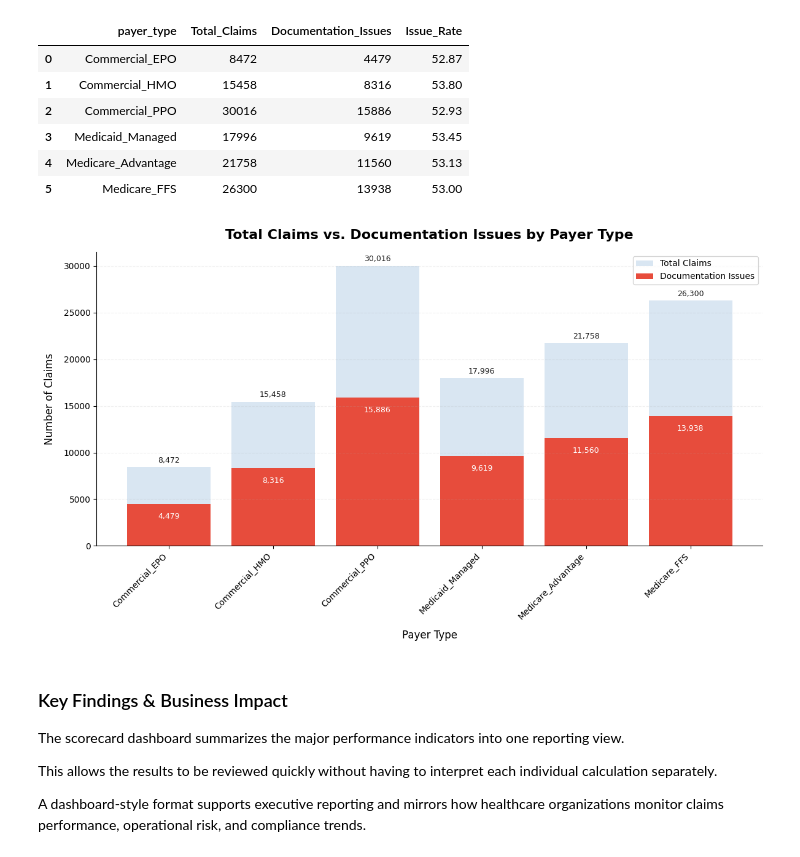
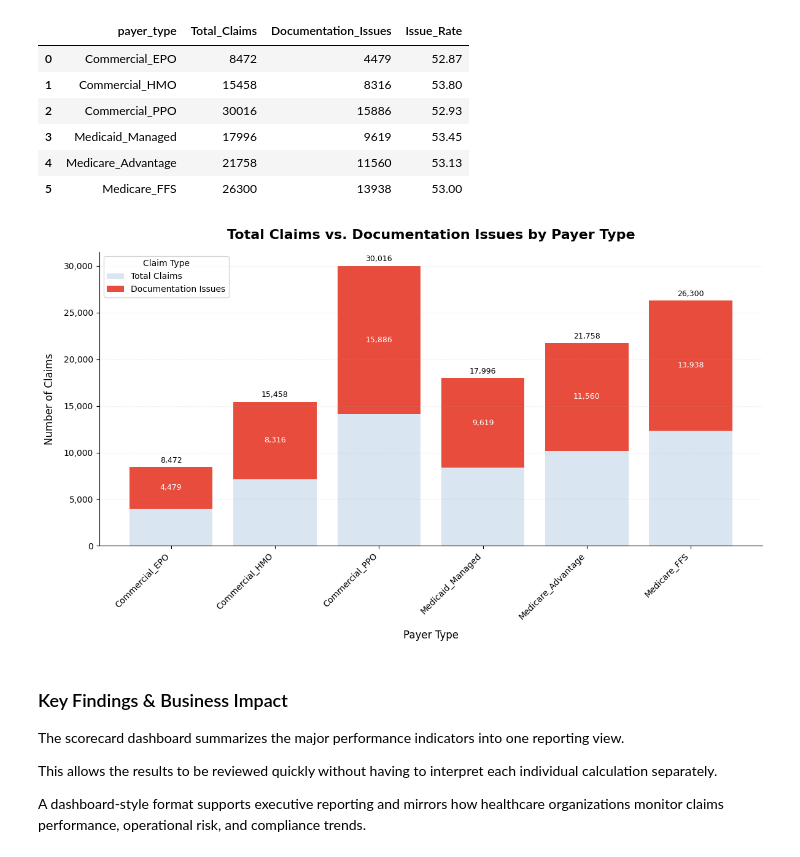
Before and after one commit to ambermartin-data-lab/healthfirst-data-analytics-academy-2025-2026, a Jupyter notebook: Capstone_Project_2026_Healthcare_Claims_Risk_Analysis.ipynb, the cells around one changed output. Cells and saved outputs as stored; diff of their text form; code cells hidden in the pictures.

```diff
--- a/Capstone_Project_2026_Healthcare_Claims_Risk_Analysis.ipynb
+++ b/Capstone_Project_2026_Healthcare_Claims_Risk_Analysis.ipynb
@@ -742,7 +1078,7 @@ for i, row in top_denials_df.iterrows():
     ax.text(
         count + max(top_denials_df['Count']) * 0.01,
         i,
-        f'{count:,} ({pct:.1f}%)',
+        f'{count:,} ({pct:.0f}%)',
         va='center',
         fontsize=10,
         fontweight='bold'
@@ -1070,7 +1443,7 @@ for bar, count, pct in zip(bars, counts, percents):
     ax.text(
         bar.get_x() + bar.get_width() / 2,
         h * 0.48,
-        f"{pct:.1f}%",
+        f"{pct:.0f}%",
         ha="center",
         va="center",
         fontsize=13,
@@ -1101,7 +1474,7 @@ table_data = [
     ["   Critical Gap (<40%)", "12,005", "10.0%"],
     ["   Severe Gap (40–59%)", "21,346", "17.8%"],
     ["   Moderate Gap (60–79%)", "30,447", "25.4%"],
-    ["   Complete Documentation\n   (80%+)", "52,807", "44.0%"],
+    ["   Complete Documentation\n   (80%)", "52,807", "44.0%"],
     ["Total", "120,000", "100.0%"]
 ]
 
@@ -1329,7 +1702,7 @@ for bar, pct in zip(bars, doc_denials['Percent']):
     plt.text(
         bar.get_width()+100,
         bar.get_y()+bar.get_height()/2,
-        f'{int(bar.get_width()):,} ({pct}%)',
+        f'{int(bar.get_width()):,} ({pct:.0f}%)',
         va='center',
         fontsize=11,
         weight='bold'
@@ -1526,7 +1899,7 @@ Denial Rate: 28.05%
 import matplotlib.pyplot as plt
 
 metrics = ['High Risk %', 'Denial Rate %']
-values = [53.16, 28.05]
+values = [53.55, 28.05]
 
 # Healthfirst-style colors
 colors = ['#E74C3C', '#D9E6F2']
@@ -1732,6 +2130,10 @@ lob_summary
 | 4 | Medicare_Advantage | 21758 | 11560 | 53.13 |
 | 5 | Medicare_FFS | 26300 | 13938 | 53.00 |
 # %%
+import matplotlib.pyplot as plt
+import seaborn as sns
+import matplotlib.ticker as mtick
+
 plt.figure(figsize=(12, 7))
 
 # Create the stacked bar chart
@@ -1742,56 +2144,65 @@ p1 = plt.bar(
     edgecolor='none',
     label='Total Claims'
 )
 p2 = plt.bar(
     lob_summary['payer_type'],
     lob_summary['Documentation_Issues'],
+    bottom=lob_summary['Total_Claims'] - lob_summary['Documentation_Issues'], # Stack on top of non-issue claims if desired, or directly stack
     color='#E74C3C',
     edgecolor='none',
     label='Documentation Issues'
 )
 
 plt.title('Total Claims vs. Documentation Issues by Payer Type', fontsize=16, fontweight='bold', pad=15)
 plt.xlabel('Payer Type', fontsize=12, labelpad=10)
 plt.ylabel('Number of Claims', fontsize=12, labelpad=10)
 plt.xticks(rotation=45, ha='right')
 plt.yticks(fontsize=10)
 
+# Format y-axis with commas
+ax = plt.gca()
+ax.yaxis.set_major_formatter(mtick.FuncFormatter(lambda x, _: f'{int(x):,}'))
+
 # Add count labels for total claims
 for bar in p1:
     height = bar.get_height()
-    plt.annotate(
-        f'{int(height):,}',
-        xy=(bar.get_x() + bar.get_width() / 2, height),
-        xytext=(0, 3),
-        textcoords="offset points",
-        ha='center',
-        va='bottom',
-        fontsize=9,
-        color='#1A1A1A'
-    )
+    if height > 0:
+        plt.annotate(
+            f'{int(height):,}',
+            xy=(bar.get_x() + bar.get_width() / 2, height),
+            xytext=(0, 3),
+            textcoords="offset points",
+            ha='center',
+            va='bottom',
+            fontsize=9,
+            color='black'
+        )
 
 # Add count labels for documentation issues
 for bar in p2:
-    height = bar.get_height()
-    plt.annotate(
-        f'{int(height):,}',
-        xy=(bar.get_x() + bar.get_width() / 2, height),
-        xytext=(0, -10),
-        textcoords="offset points",
-        ha='center',
-        va='top',
-        fontsize=9,
-        color='white'
-    )
+    height = bar.get_height() # This is the height of the red segment (Documentation_Issues)
+    bottom_of_segment = bar.get_y() # This is Total_Claims - Documentation_Issues
+    if height > 0:
+        plt.annotate(
+            f'{int(height):,}',
+            # Place it in the middle of the red segment
+            xy=(bar.get_x() + bar.get_width() / 2, bottom_of_segment + height / 2),
+            xytext=(0, 0), # No offset, place directly in the middle
+            textcoords="offset points",
+            ha='center',
+            va='center', # Center vertically
+            fontsize=9,
+            color='white' # Changed to white for better contrast on red bar
+        )
 
 plt.grid(axis='y', linestyle='--', alpha=0.18)
-plt.legend(fontsize=10)
 sns.despine(left=False, bottom=False)
+plt.legend(title='Claim Type', fontsize=10)
 
 plt.tight_layout()
 plt.show()
 # %% [output]
-[figure, old version]
+[figure, new version]
 # %% [markdown]
 ### Key Findings & Business Impact
 
```
Also changed, not shown: parts of 21 cells of this notebook.
